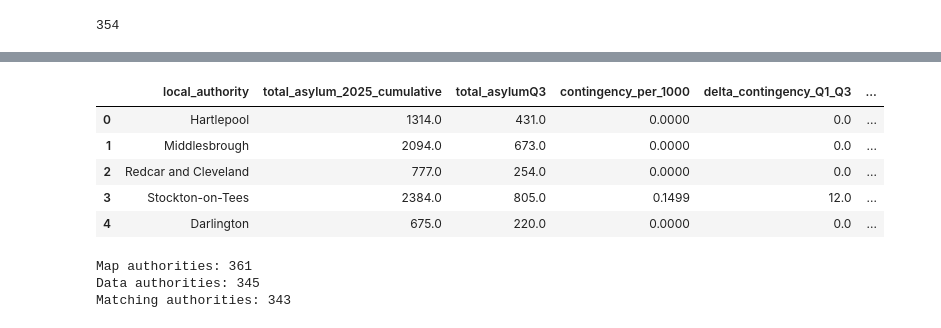
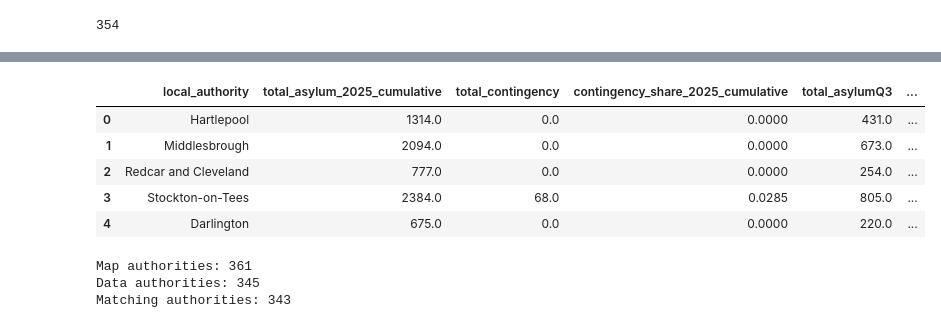
Before and after one commit to awenroberts/QM2-Project, a Jupyter notebook: awen_protests_visualisation_final.ipynb, the cells around one changed output, grey strips where cells are left out. Saved outputs shown, nothing was run; the diff lists cells and outputs as text; code cells hidden in the pictures.

```diff
--- a/awen_protests_visualisation_final.ipynb
+++ b/awen_protests_visualisation_final.ipynb
@@ -319,9 +284,0 @@ local_authorities: 348
-# %%
-uk_map = uk_map.merge(
-    df_contingency,
-    left_on="LAD25NM", # Corrected from "local_authority"
-    right_on="local_authority",
-    how="left"
-)
-
-uk_map[["local_authority", "contingency_per_1000", "contingency_share", "delta_contingency_Q1_Q3"]].head()
@@ -462,17 +299,17 @@ la_exposure.head()
 # %%
-uk_map2 = uk_map2.merge(
+uk_map = uk_map.merge(
     la_exposure,
     left_on="LAD25NM",
     right_on="local_authority",
     how="left"
 )
 
-uk_map2[["local_authority", "total_asylum_2025_cumulative", "total_asylumQ3", "contingency_per_1000", "delta_contingency_Q1_Q3", "total_contingency", "contingency_shareQ3", "contingency_share_2025_cumulative"]].head()
+uk_map[["local_authority", "total_asylum_2025_cumulative", "total_contingency", "contingency_share_2025_cumulative", "total_asylumQ3", "contingency_shareQ3", "contingency_per_1000", "delta_contingency_Q1_Q3"]].head()
 # %% [output]
-|  | local_authority | total_asylum_2025_cumulative | total_asylumQ3 | contingency_per_1000 | delta_contingency_Q1_Q3 | ... |
-| 0 | Hartlepool | 1314.0 | 431.0 | 0.0000 | 0.0 | ... |
-| 1 | Middlesbrough | 2094.0 | 673.0 | 0.0000 | 0.0 | ... |
-| 2 | Redcar and Cleveland | 777.0 | 254.0 | 0.0000 | 0.0 | ... |
-| 3 | Stockton-on-Tees | 2384.0 | 805.0 | 0.1499 | 12.0 | ... |
-| 4 | Darlington | 675.0 | 220.0 | 0.0000 | 0.0 | ... |
+|  | local_authority | total_asylum_2025_cumulative | total_contingency | contingency_share_2025_cumulative | total_asylumQ3 | ... |
+| 0 | Hartlepool | 1314.0 | 0.0 | 0.0000 | 431.0 | ... |
+| 1 | Middlesbrough | 2094.0 | 0.0 | 0.0000 | 673.0 | ... |
+| 2 | Redcar and Cleveland | 777.0 | 0.0 | 0.0000 | 254.0 | ... |
+| 3 | Stockton-on-Tees | 2384.0 | 68.0 | 0.0285 | 805.0 | ... |
+| 4 | Darlington | 675.0 | 0.0 | 0.0000 | 220.0 | ... |
 # %%
```
Also changed, not shown: parts of 21 cells of this notebook.
